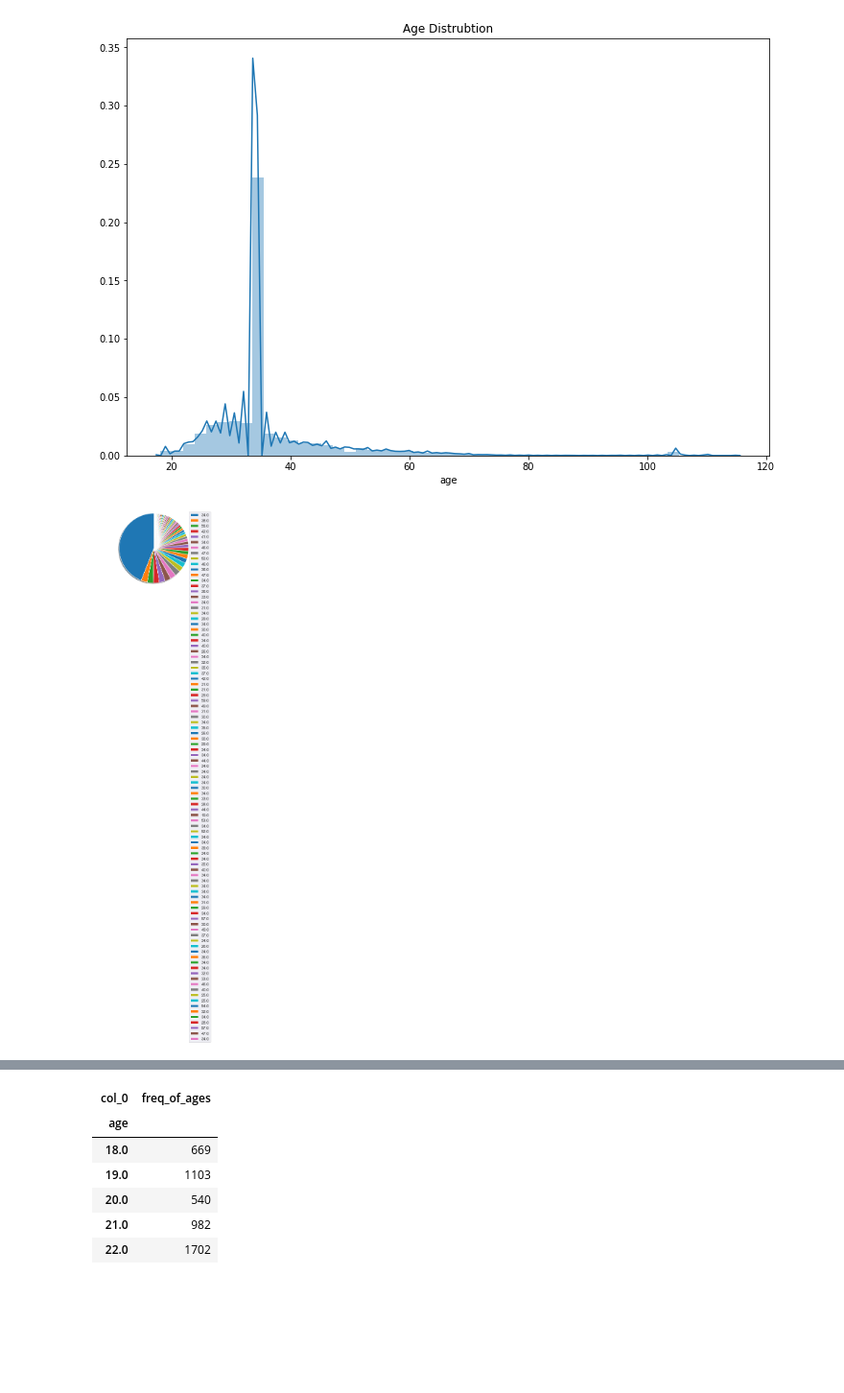
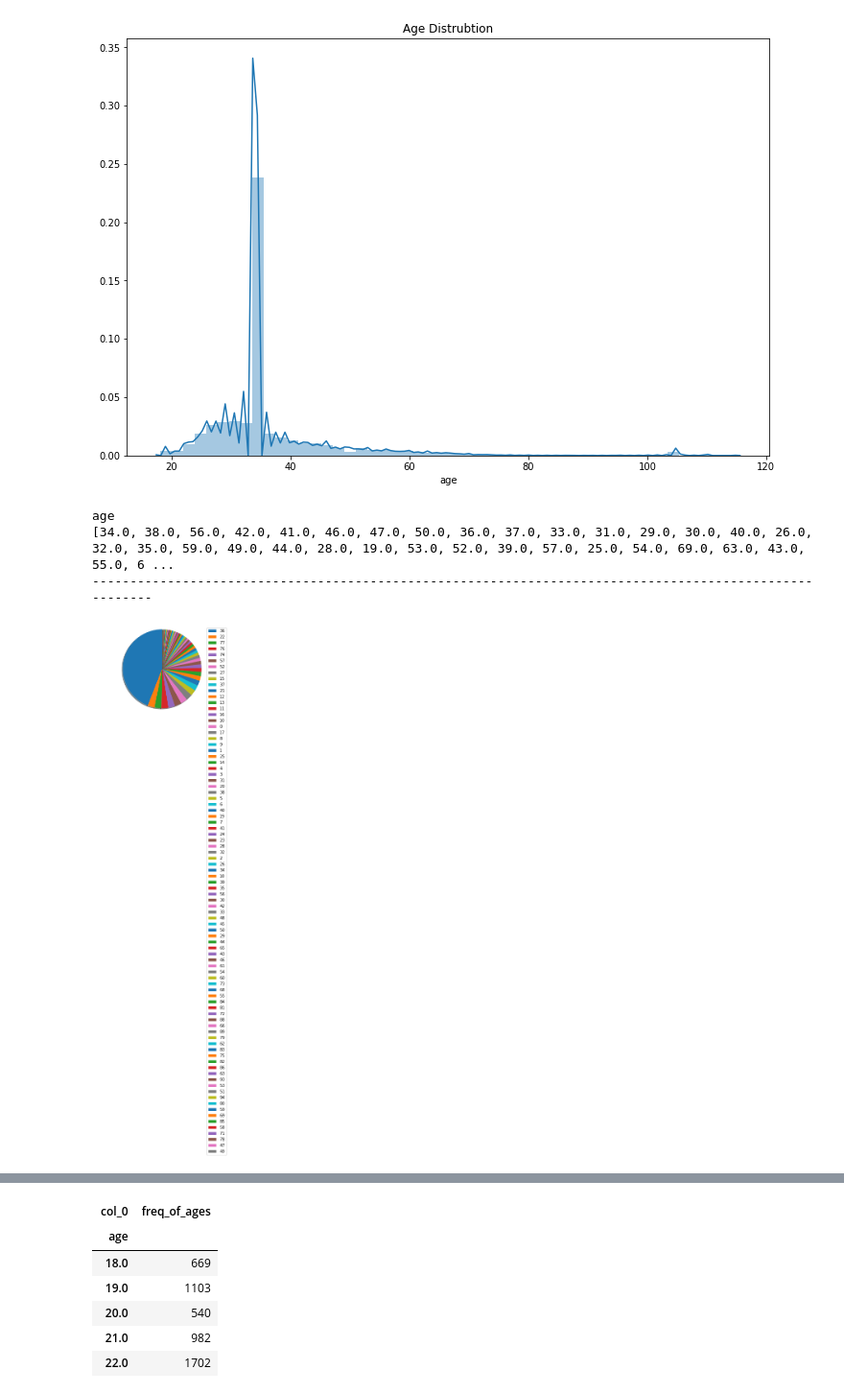
Before and after one commit to wa2eli/airbnb_new_customers, a Jupyter notebook: notebooks/4-Data Analysis.ipynb, the cells around one changed output, grey strips where cells are left out. Shown at 96% size. Cells and saved outputs as stored; diff of their text form; code cells hidden in the pictures; blank space fills up the shorter version.

```diff
--- a/notebooks/4-Data Analysis.ipynb
+++ b/notebooks/4-Data Analysis.ipynb
@@ -61,17 +61,34 @@ plt.title('Age Distrubtion')
 plt.savefig(os.path.join(FIG_DIR, 'age_distribution_freq.png'))
 # %% [output]
 [figure]
+# %%
+# Investigate the questionable objects columns
+questionable_cols = ['age']
+
+for col in questionable_cols:
+    print(col)
+    unique_values = raw_df[col].unique()
+    print(unique_values.tolist())
+    print('--------------------------' * 4)
+    print()
+# %% [output]
+age
+[34.0, 38.0, 56.0, 42.0, 41.0, 46.0, 47.0, 50.0, 36.0, 37.0, 33.0, 31.0, 29.0, 30.0, 40.0, 26.0, 32.0, 35.0, 59.0, 49.0, 44.0, 28.0, 19.0, 53.0, 52.0, 39.0, 57.0, 25.0, 54.0, 69.0, 63.0, 43.0, 55.0, 6 ...
+--------------------------------------------------------------------------------------------------------
 # %%
 #using pie chart
-labels = df['age']
-sizes =  df['age'].value_counts()
+#add colores for pie chart
+colors = ['#1f77b4', '#ff7f0e', '#2ca02c', '#d62728', '#9467bd',
+          '#8c564b', '#e377c2', '#7f7f7f', '#bcbd22', '#17becf']
+labels = df['age'].unique().argsort()
+sizes =  df['age'].value_counts().unique()
 patches, texts = plt.pie(sizes, colors=colors, shadow=True, startangle=90)
 plt.legend(patches, labels, loc="best")
 plt.axis('equal')
 plt.tight_layout()
 plt.show()
 # %% [output]
-[figure, old version]
+[figure, new version]
 # %%
 #Histogram
 plt.hist(df['age'])
```
Also changed, not shown: parts of 5 cells of this notebook, 5 other files.
